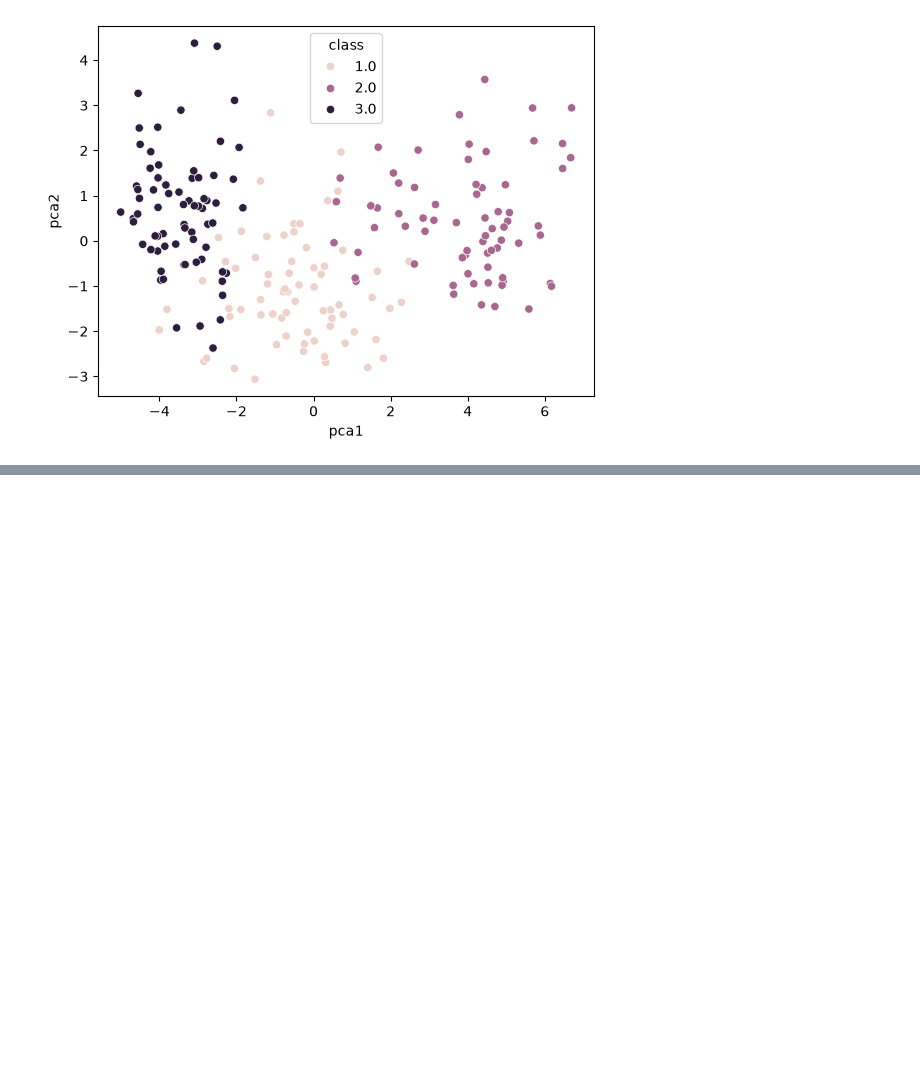
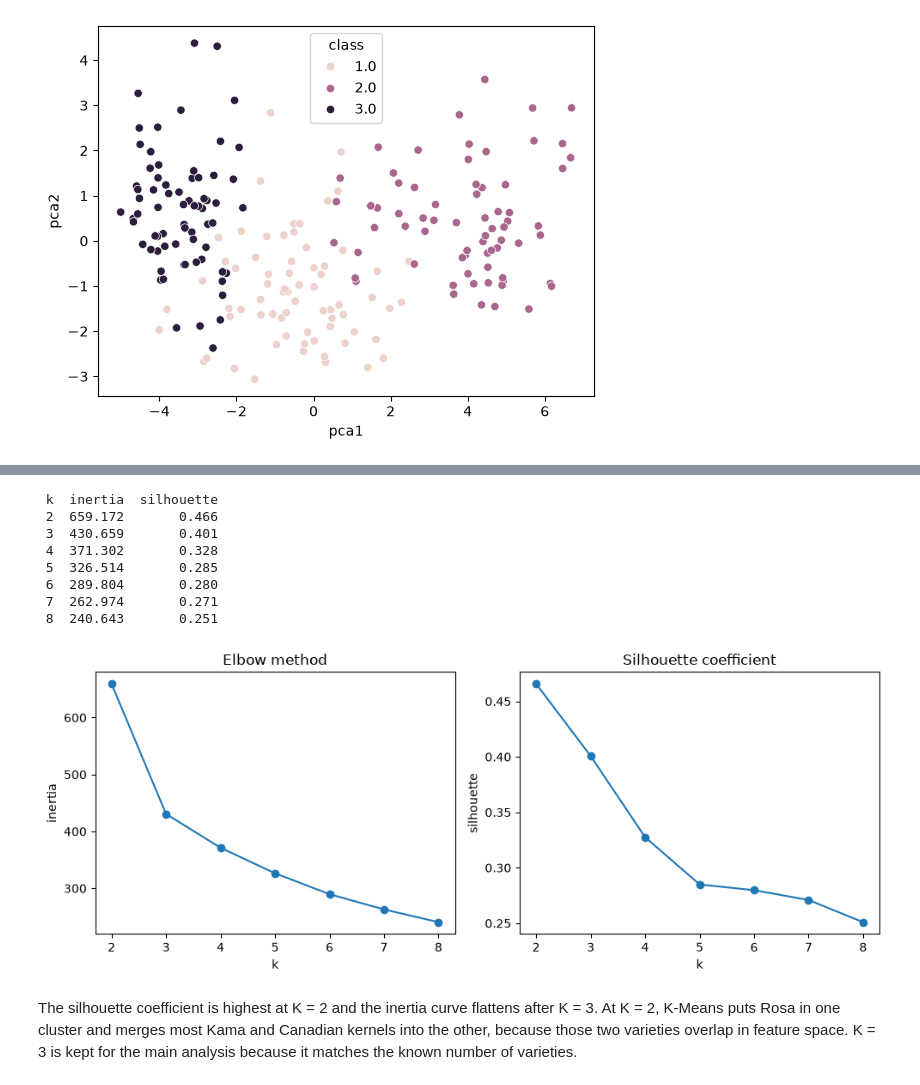
Before and after one commit to ShibilAhamed701212/seeds-clustering-pca-analysis, a Jupyter notebook: fcc_seeds_unsupervised.ipynb, the cells around one changed output, grey strips where cells are left out. Saved outputs shown, nothing was run; the diff lists cells and outputs as text; code cells hidden in the pictures; blank space fills up the shorter version.

```diff
--- a/fcc_seeds_unsupervised.ipynb
+++ b/fcc_seeds_unsupervised.ipynb
@@ -143,0 +148,6 @@ plt.show()
+# %%
+from sklearn.preprocessing import StandardScaler
+
+X_scaled = StandardScaler().fit_transform(df[cols[:-1]])
+kmeans_scaled = KMeans(n_clusters=3, n_init=10, random_state=42).fit(X_scaled)
+print(f"ARI, K-Means on all 7 standardised features: {adjusted_rand_score(df['class'], kmeans_scaled.labels_):.3f}")
@@ -143,0 +160,31 @@ plt.show()
+# %%
+from sklearn.metrics import silhouette_score
+
+ks = range(2, 9)
+inertias, silhouettes = [], []
+for k in ks:
+    model = KMeans(n_clusters=k, n_init=10, random_state=42).fit(X_scaled)
+    inertias.append(model.inertia_)
+    silhouettes.append(silhouette_score(X_scaled, model.labels_))
+
+print(pd.DataFrame({"k": ks, "inertia": inertias, "silhouette": silhouettes}).round(3).to_string(index=False))
+
+fig, (ax1, ax2) = plt.subplots(1, 2, figsize=(10, 4))
+ax1.plot(ks, inertias, marker="o")
+ax1.set(xlabel="k", ylabel="inertia", title="Elbow method")
+ax2.plot(ks, silhouettes, marker="o")
+ax2.set(xlabel="k", ylabel="silhouette", title="Silhouette coefficient")
+plt.tight_layout()
+plt.show()
+# %% [output]
+ k  inertia  silhouette
+ 2  659.172       0.466
+ 3  430.659       0.401
+ 4  371.302       0.328
+ 5  326.514       0.285
+ 6  289.804       0.280
+ 7  262.974       0.271
+ 8  240.643       0.251
+[figure, added]
+# %% [markdown]
+The silhouette coefficient is highest at K = 2 and the inertia curve flattens after K = 3. At K = 2, K-Means puts Rosa in one cluster and merges most Kama and Canadian kernels into the other, because those two varieties overlap in feature space. K = 3 is kept for the main analysis because it matches the known number of varieties.
```
Also changed, not shown: parts of 3 cells of this notebook, 2 other files.
